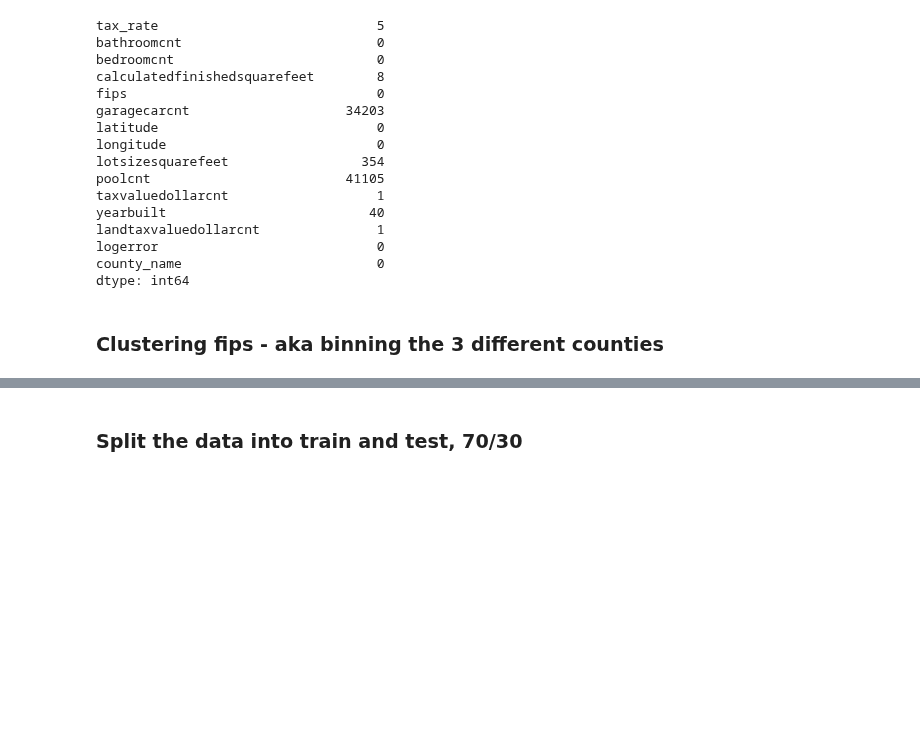
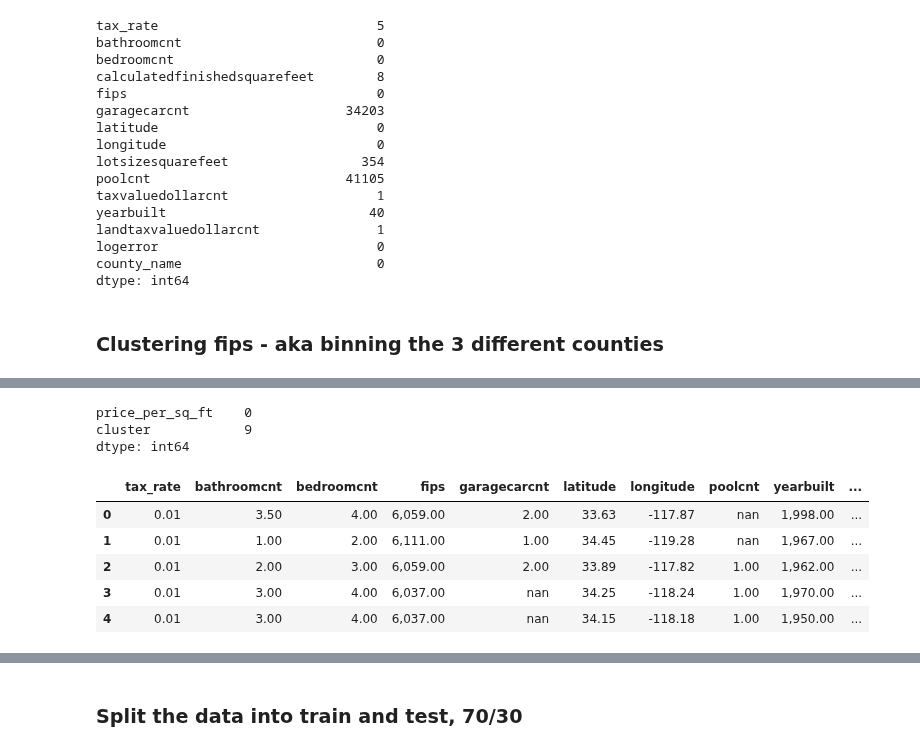
Before and after one commit to FJ-Zillow-Org/Zillow, a Jupyter notebook: jeffs_deliverable_copy1.ipynb, the cells around one changed output, grey strips where cells are left out. Saved outputs shown, nothing was run; the diff lists cells and outputs as text; code cells hidden in the pictures; blank space fills up the shorter version.

```diff
--- a/jeffs_deliverable_copy1.ipynb
+++ b/jeffs_deliverable_copy1.ipynb
@@ -99,0 +144,5 @@ X = X.drop(columns='fips')
+# %%
+df['price_per_sq_ft'] = df['taxvaluedollarcnt'] / df['calculatedfinishedsquarefeet']
+df['lot_price_per_sq_ft'] = df['landtaxvaluedollarcnt'] / df['lotsizesquarefeet']
+# %%
+df = df.drop(columns=['calculatedfinishedsquarefeet', 'lotsizesquarefeet', 'taxvaluedollarcnt', 'landtaxvaluedollarcnt'])
@@ -100,2 +153,17 @@ X = X.drop(columns='fips')
+# %%
+from sklearn.cluster import KMeans
+
+X = df[['price_per_sq_ft']]
+X = X.dropna()
+kmeans = KMeans(n_clusters=100)
+kmeans.fit(X)
+
+X['cluster'] = pd.Series(kmeans.predict(X)).astype(str)
+# %%
+X.isnull().sum()
+# %% [output]
+price_per_sq_ft    0
+cluster            9
+dtype: int64
 # %%
 df['cluster'] = X.cluster
@@ -124,0 +170,9 @@ def encode(df, col_name):
+# %%
+df.head()
+# %% [output]
+|  | tax_rate | bathroomcnt | bedroomcnt | fips | garagecarcnt | latitude | longitude | poolcnt | yearbuilt | ... |
+| 0 | 0.01 | 3.50 | 4.00 | 6,059.00 | 2.00 | 33.63 | -117.87 | nan | 1,998.00 | ... |
+| 1 | 0.01 | 1.00 | 2.00 | 6,111.00 | 1.00 | 34.45 | -119.28 | nan | 1,967.00 | ... |
+| 2 | 0.01 | 2.00 | 3.00 | 6,059.00 | 2.00 | 33.89 | -117.82 | 1.00 | 1,962.00 | ... |
+| 3 | 0.01 | 3.00 | 4.00 | 6,037.00 | nan | 34.25 | -118.24 | 1.00 | 1,970.00 | ... |
+| 4 | 0.01 | 3.00 | 4.00 | 6,037.00 | nan | 34.15 | -118.18 | 1.00 | 1,950.00 | ... |
```
Also changed, not shown: parts of 49 cells of this notebook, 1 other file.
